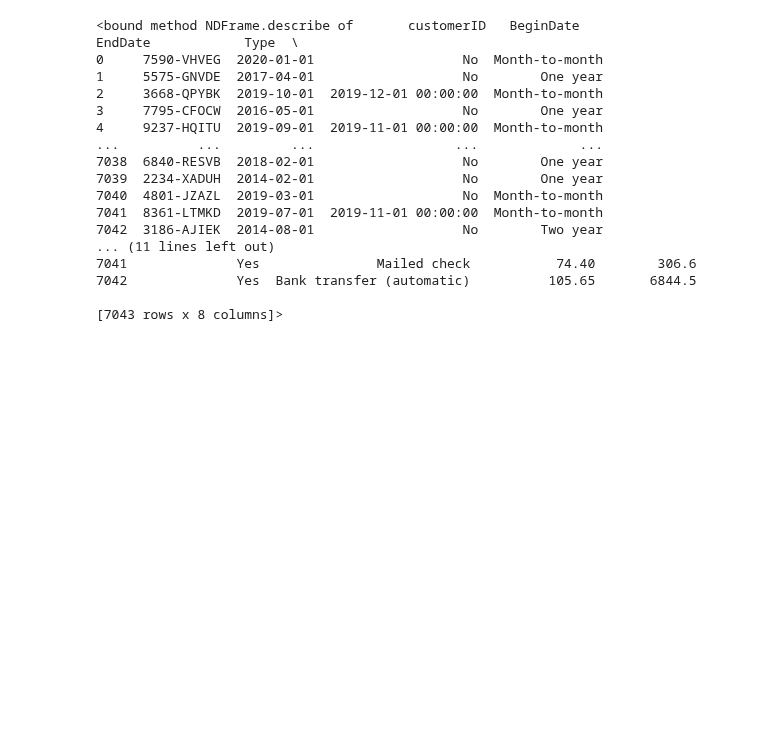
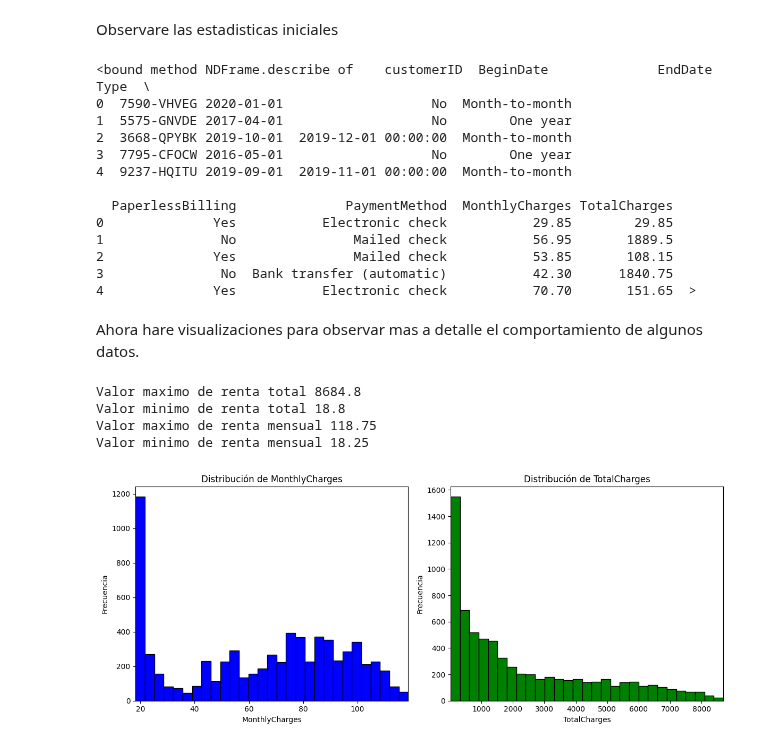
Before and after one commit to HebertL-dev/interconnect_pred, a Jupyter notebook: notebooks.ipynb, the cells around one changed output. Saved outputs shown, nothing was run; the diff lists cells and outputs as text; code cells hidden in the pictures; blank space fills up the shorter version.

```diff
--- a/notebooks.ipynb
+++ b/notebooks.ipynb
@@ -155,20 +53,53 @@ memory usage: 344.9+ KB
+# %% [markdown]
+Observare las estadisticas iniciales
 # %%
-display(contract.describe)
+display(contract.head().describe)
 # %% [output]
-<bound method NDFrame.describe of       customerID   BeginDate              EndDate            Type  \
-0     7590-VHVEG  2020-01-01                   No  Month-to-month
-1     5575-GNVDE  2017-04-01                   No        One year
-2     3668-QPYBK  2019-10-01  2019-12-01 00:00:00  Month-to-month
-3     7795-CFOCW  2016-05-01                   No        One year
-4     9237-HQITU  2019-09-01  2019-11-01 00:00:00  Month-to-month
-...          ...         ...                  ...             ...
-7038  6840-RESVB  2018-02-01                   No        One year
-7039  2234-XADUH  2014-02-01                   No        One year
-7040  4801-JZAZL  2019-03-01                   No  Month-to-month
-7041  8361-LTMKD  2019-07-01  2019-11-01 00:00:00  Month-to-month
-7042  3186-AJIEK  2014-08-01                   No        Two year
-... (11 lines left out)
-7041              Yes               Mailed check           74.40        306.6
-7042              Yes  Bank transfer (automatic)          105.65       6844.5
+<bound method NDFrame.describe of    customerID  BeginDate              EndDate            Type  \
+0  7590-VHVEG 2020-01-01                   No  Month-to-month
+1  5575-GNVDE 2017-04-01                   No        One year
+2  3668-QPYBK 2019-10-01  2019-12-01 00:00:00  Month-to-month
+3  7795-CFOCW 2016-05-01                   No        One year
+4  9237-HQITU 2019-09-01  2019-11-01 00:00:00  Month-to-month
 
-[7043 rows x 8 columns]>
+  PaperlessBilling              PaymentMethod  MonthlyCharges TotalCharges
+0              Yes           Electronic check           29.85        29.85
+1               No               Mailed check           56.95       1889.5
+2              Yes               Mailed check           53.85       108.15
+3               No  Bank transfer (automatic)           42.30      1840.75
+4              Yes           Electronic check           70.70       151.65  >
+# %% [markdown]
+Ahora hare visualizaciones para observar mas a detalle el comportamiento de algunos datos.
+# %%
+print("Valor maximo de renta total",contract['TotalCharges'].max())
+print("Valor minimo de renta total",contract['TotalCharges'].min())
+print("Valor maximo de renta mensual",contract['MonthlyCharges'].max())
+print("Valor minimo de renta mensual",contract['MonthlyCharges'].min())
+# Convert 'TotalCharges' to numeric if needed
+contract['TotalCharges'] = pd.to_numeric(contract['TotalCharges'], errors='coerce')
+
+# Create histograms
+fig, axs = plt.subplots(1, 2, figsize=(12, 5))
+
+# Histogram for MonthlyCharges
+axs[0].hist(contract['MonthlyCharges'],bins=np.linspace(18.25, 118.75, 30), color='blue', edgecolor='black')
+axs[0].set_title('Distribución de MonthlyCharges')
+axs[0].set_xlabel('MonthlyCharges')
+axs[0].set_ylabel('Frecuencia')
+axs[0].set_xlim(18.25, 118.75)
+
+# Histogram for TotalCharges
+axs[1].hist(contract['TotalCharges'], bins=np.linspace(18.8, 8684.8, 30), color='green', edgecolor='black')
+axs[1].set_title('Distribución de TotalCharges')
+axs[1].set_xlabel('TotalCharges')
+axs[1].set_ylabel('Frecuencia')
+axs[1].set_xlim(18.8, 8684.8)
+
+plt.tight_layout()
+plt.show()
+# %% [output]
+Valor maximo de renta total 8684.8
+Valor minimo de renta total 18.8
+Valor maximo de renta mensual 118.75
+Valor minimo de renta mensual 18.25
+[figure, added]
```
Also changed, not shown: parts of 13 cells of this notebook.
